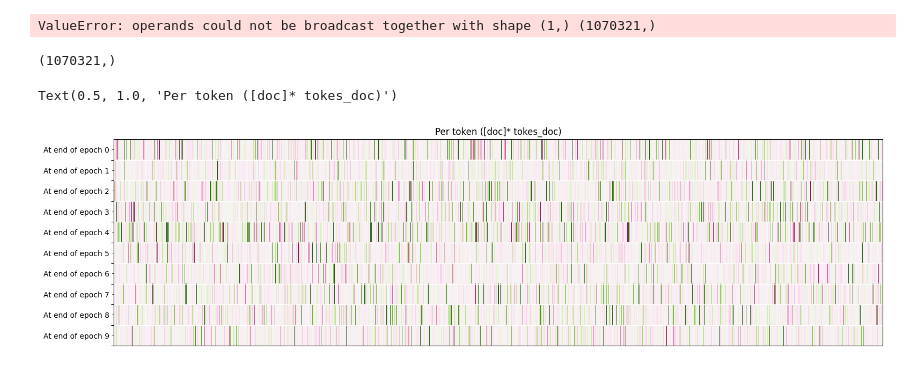
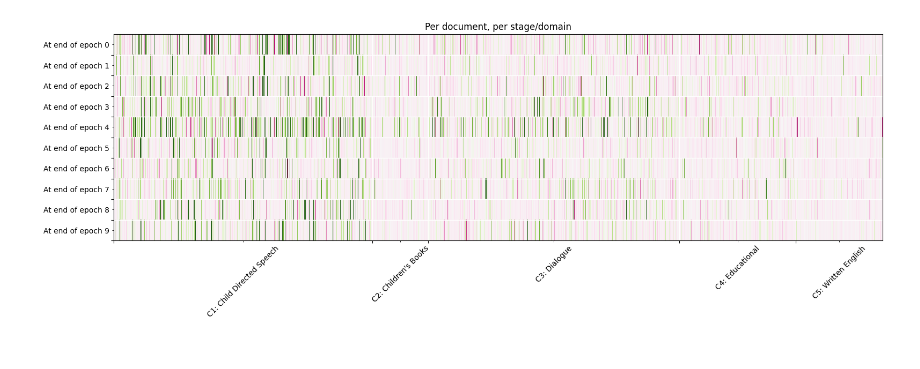
Before and after one commit to loris3/babylm, a Jupyter notebook: plots.ipynb, the cells around one changed output. Drawn from its saved outputs; the diff is of its cells as text; code cells hidden in the pictures.

```diff
--- a/plots.ipynb
+++ b/plots.ipynb
@@ -250,61 +3,0 @@ dl.shape
-# %%
-np.repeat(a[j],dl, axis=0).shape
-# %% [output]
-ValueError: operands could not be broadcast together with shape (1,) (1070321,)
-# %%
-dl.shape
-# %% [output]
-(1070321,)
-# %%
-
-dff = df[list(df.columns[0:-5])+[ "document_lenght"]]
-
-
-
-out = np.empty((len(df.columns[0:-5]), df["document_lenght"].sum()))
-for i in range(0, len(df.columns[0:-5])):
-    # print(source, start, stop)
-    # display(df[df["source"] == source][df.columns[0:-4]].to_numpy().T.shape)
-    a = dff.iloc[curriculum[i,:].numpy(),i].to_numpy().T
-    dl = dff["document_lenght"].iloc[curriculum[i,:].numpy()].to_numpy().T
-    out[i,:] = np.repeat(a,dl, axis=0)
-
-
-
-import matplotlib.pyplot as plt
-
-chunk_size = 2  # Size of chunks
-new_length = out.shape[1] // chunk_size
-downsampled = out[:, :new_length * chunk_size].reshape(out.shape[0], new_length, chunk_size).mean(axis=2)
-
-fig = plt.gcf()
-fig.set_size_inches(18.5, 5)
-
-
-out = downsampled
-z = 3
-plt.imshow(out,aspect="auto",interpolation="none", cmap="PiYG",
-           vmin= out.mean() - z*out.std(),
-           vmax= out.mean() + z*out.std()
-           )
-
-
-
-ax = plt.gca()
-ax.get_xaxis().get_major_formatter().set_scientific(False)
-
-x_ticks,x_ticks_end = zip(*[(start//chunk_size,stop//chunk_size) for start, stop in ranges])
-
-
-ax.set_xticks([], [], minor=False)
-
-
-ax.set_yticks(np.arange(0.5, len(df.columns[0:-5]), 1), [], minor=False)
-ax.set_yticks(np.arange(0.0, len(df.columns[0:-5]), 1), ["At end of epoch {}".format(i) for i in np.arange(0, len(df.columns[0:-5]))], minor=True)
-ax.grid(color='w', linestyle='-', linewidth=1)
-
-# ax.get_yaxis().get_major_formatter().set_scientific(False)
-plt.title("Per token ([doc]* tokes_doc)")
-# %% [output]
-Text(0.5, 1.0, 'Per token ([doc]* tokes_doc)')
-[figure, removed]
@@ -310,0 +6,6 @@ Text(0.5, 1.0, 'Per token ([doc]* tokes_doc)')
+# %%
+df, curriculum = plotting.load_data_for_plotting(dataset_name, curriculum_name)
+# %%
+plotting.plot_per_document_per_stage(df)
+# %% [output]
+[figure, added]
```
Also changed, not shown: parts of 22 cells of this notebook, 1 other file.
